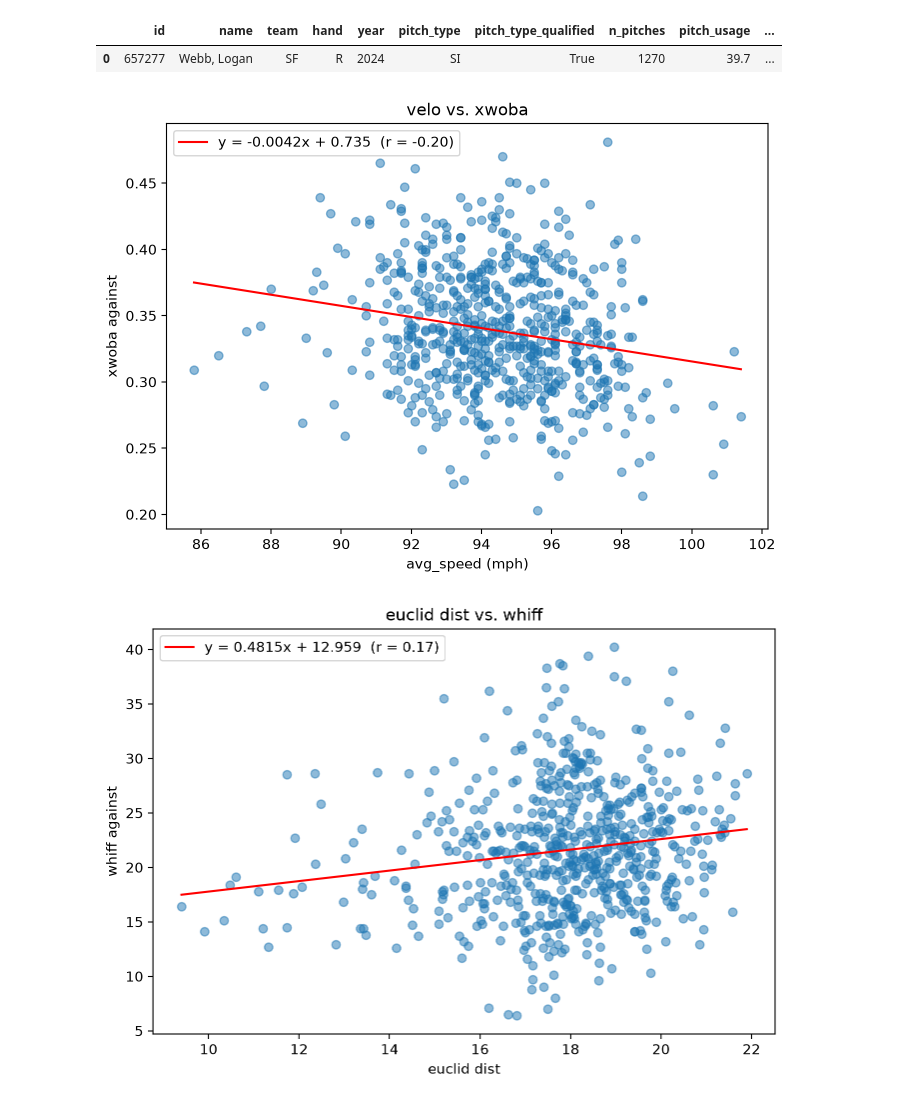
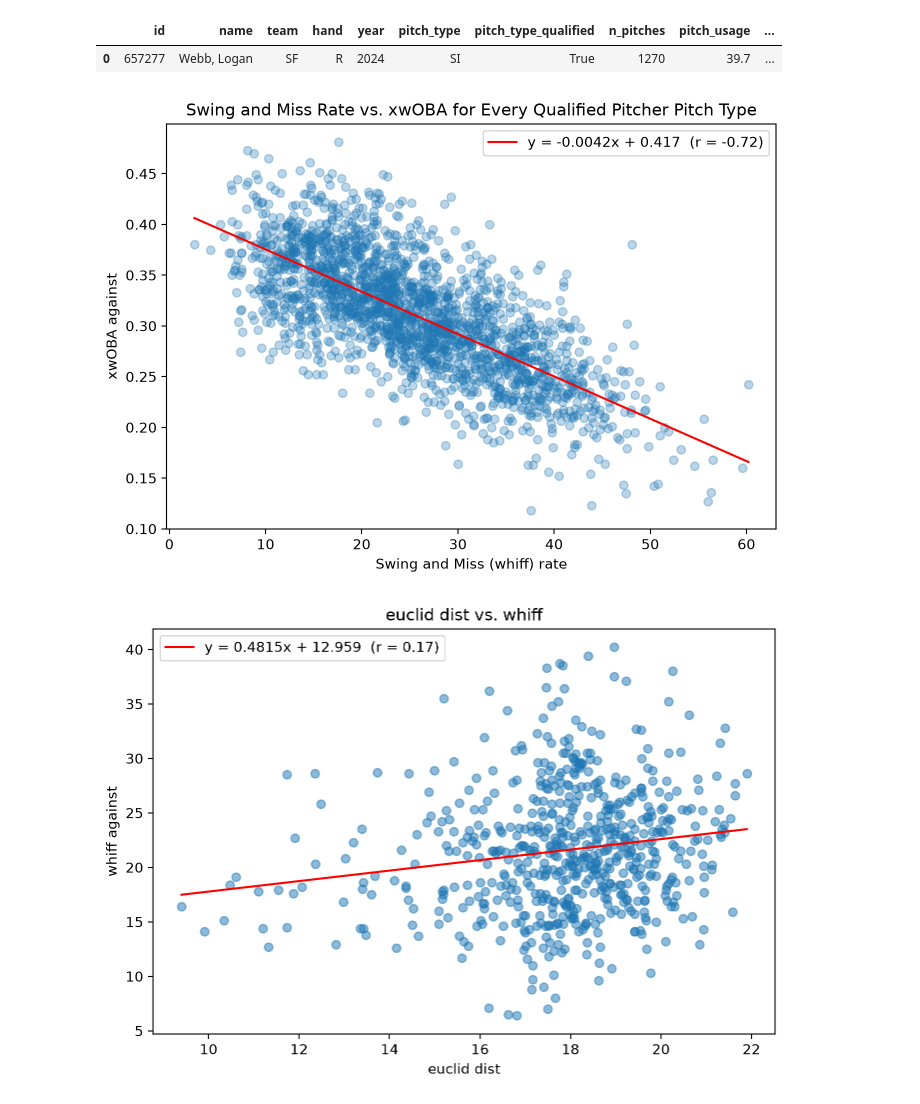
Before and after one commit to CyrusMT123/Baseball-Pitching-Final-Project, a Jupyter notebook: relationships.ipynb, the cells around one changed output. Cells and saved outputs as stored; diff of their text form; code cells hidden in the pictures.

Commit message:
added visuals

```diff
--- a/relationships.ipynb
+++ b/relationships.ipynb
@@ -35,26 +35,27 @@ data.head(1)
 # %%
 import numpy as np
 import matplotlib.pyplot as plt
 
-ff = data.loc[(data['pitch_type'] == 'FF')  &(data['pitch_type_qualified'] == True)]
+ff = data.loc[(data['pitch_type_qualified'] == True)]
 
 
 fig, ax = plt.subplots(figsize=(7, 5))
-ax.scatter(ff['avg_speed'],ff['est_woba'], alpha=0.5)
+ax.scatter(ff['whiff_percent'],ff['est_woba'], alpha=0.3)
 
-m, b = np.polyfit(ff['avg_speed'], ff['est_woba'], 1)
-xs = np.linspace(ff['avg_speed'].min(), ff['avg_speed'].max(), 100)
-r = np.corrcoef(ff['avg_speed'], ff['est_woba'])[0, 1]
+m, b = np.polyfit(ff['whiff_percent'], ff['est_woba'], 1)
+xs = np.linspace(ff['whiff_percent'].min(), ff['whiff_percent'].max(), 100)
+r = np.corrcoef(ff['whiff_percent'], ff['est_woba'])[0, 1]
 ax.plot(xs, m * xs + b, color='red', label=f'y = {m:.4f}x + {b:.3f}  (r = {r:.2f})')
 
-ax.set_xlabel('avg_speed (mph)')
-ax.set_ylabel('xwoba against')
-ax.set_title('velo vs. xwoba')
+ax.set_xlabel('Swing and Miss (whiff) rate')
+ax.set_ylabel('xwOBA against')
+ax.set_title('Swing and Miss Rate vs. xwOBA for Every Qualified Pitcher Pitch Type')
 ax.legend()
 plt.tight_layout()
+plt.savefig(VISUALIZATIONS / "whiff rate against xwoba.png")
 plt.show()
 # %% [output]
-[figure, old version]
+[figure, new version]
 # %%
 import numpy as np
 import matplotlib.pyplot as plt
```
Also changed, not shown: parts of 2 cells of this notebook, 5 other files.
